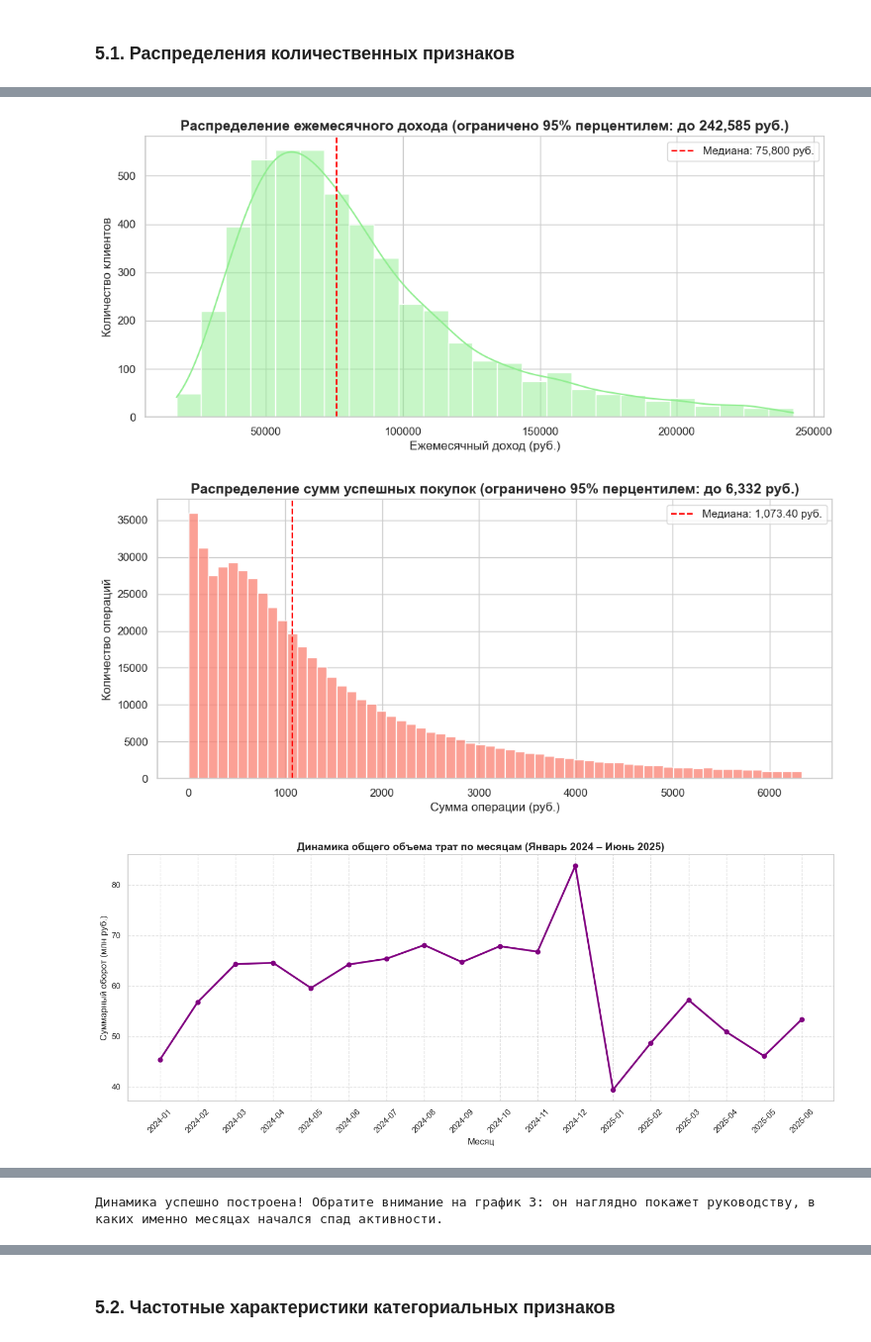
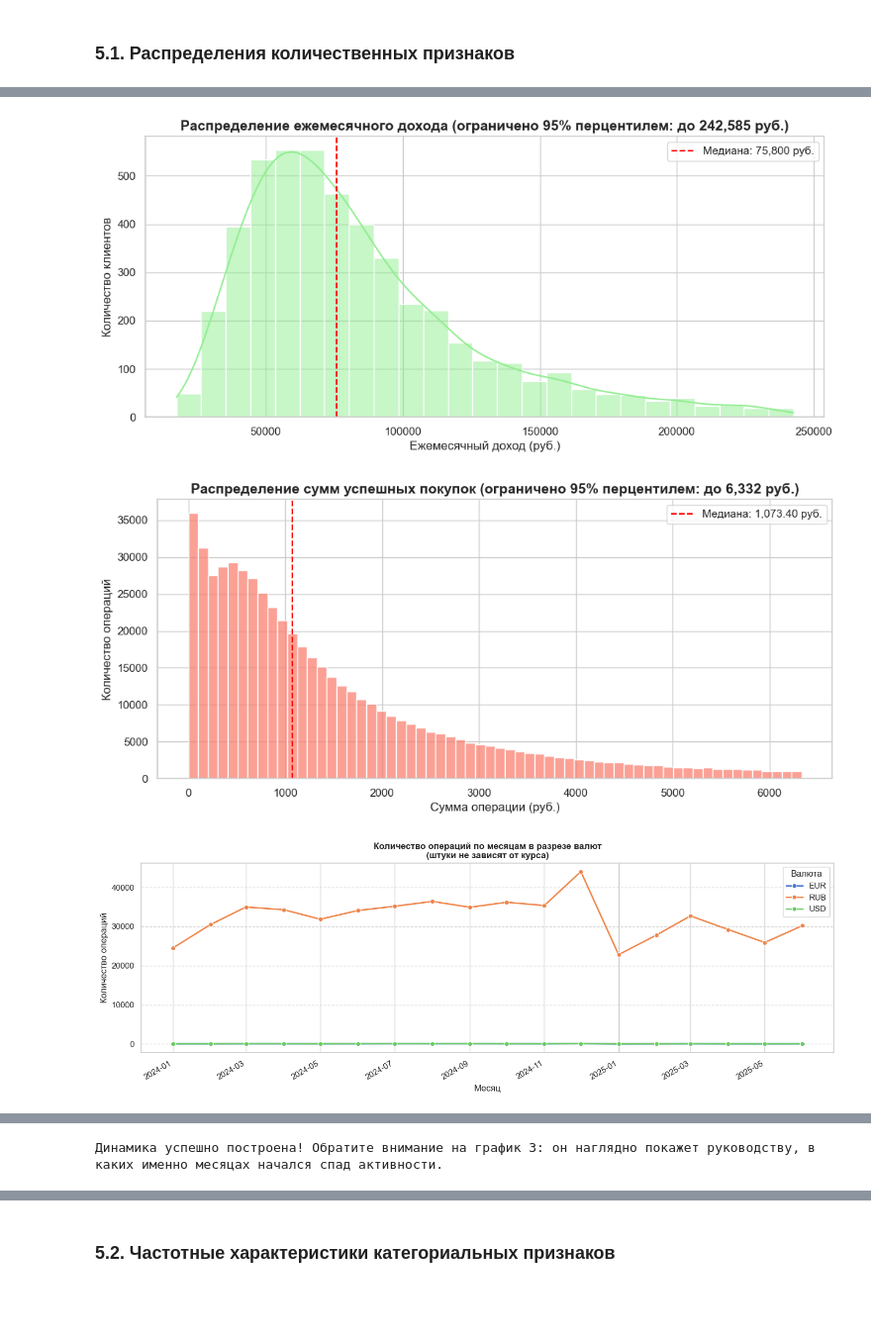
Before and after one commit to Blackartbl4/Tyapkov_Artyom_Lab1, a Jupyter notebook: 01_analysis.ipynb, the cells around one changed output, grey strips where cells are left out. Shown at 99% size. Drawn from its saved outputs; the diff is of its cells as text; code cells hidden in the pictures; blank space fills up the shorter version.

```diff
--- a/01_analysis.ipynb
+++ b/01_analysis.ipynb
@@ -562,8 +562,8 @@ df_txn = df_txn_raw.copy()
 # =========================================================================
 # amount: замена запятой на точку и перевод во float
 df_txn['amount'] = df_txn['amount'].astype(str).str.replace(',', '.').astype(float)
+df_txn['has_time'] = df_txn['txn_datetime'].astype(str).str.len() > 10
 df_txn['txn_datetime'] = pd.to_datetime(df_txn['txn_datetime'], format='mixed')
-
 # =========================================================================
 # ПРЕОБРАЗОВАНИЕ ТИПОВ В clients
 # =========================================================================
@@ -1244,18 +1245,13 @@ sns.set_theme(style="whitegrid", palette="muted")
 # 1. Подготовка данных
 df_clients['age'] = (pd.to_datetime('2025-06-30') - df_clients['birth_date']).dt.days // 365.25
 ages = df_clients['age'].dropna()
-
-incomes = df_clients['monthly_income'].dropna()
-amounts = df_txn_clean[(df_txn_clean['amount'] > 0) & (df_txn_clean['status'] != 'отклонено')]['amount']
-
 # Извлекаем час совершения транзакции (от 0 до 23)
-txn_hours = df_txn_clean['txn_datetime'].dt.hour.dropna()
+txn_hours = df_txn_clean.loc[df_txn_clean['has_time'], 'txn_datetime'].dt.hour.dropna()
 
 print("=" * 80)
 print("=== 5.1. РАСПРЕДЕЛЕНИЯ ДО 95-ГО ПЕРЦЕНТИЛЯ И ДИНАМИКА ПО ВРЕМЕНИ ===")
 print("=" * 80)
 
-sns.set_theme(style="whitegrid", palette="muted")
 
 incomes = df_clients['monthly_income'].dropna()
 amounts = df_txn_clean[(df_txn_clean['amount'] > 0) & (df_txn_clean['status'] != 'отклонено')]['amount']
@@ -1295,24 +1291,49 @@ plt.show()
 # ГРАФИК 3: ДИНАМИКА ТРАНЗАКЦИЙ ПО МЕСЯЦАМ (Январь 2024 – Июнь 2025)
 # =======================================================
 # Создаем колонку с периодом "Год-Месяц"
-df_txn_clean['year_month'] = df_txn_clean['txn_datetime'].dt.to_period('M')
+# =============================================================================
+# ДИНАМИКА В РАЗРЕЗЕ ВАЛЮТ
+# =============================================================================
+# Внимание: суммировать RUB, USD и EUR в одну кучу нельзя.
+# Поэтому строим:
+# 1. Количество операций (не зависит от курса) — 3 линии на одном графике.
+# 2. Суммы — отдельный подграфик для каждой валюты (разный масштаб).
+# =============================================================================
 
-# Группируем по месяцам (считаем общую сумму трат и количество транзакций)
-monthly_dynamics = df_txn_clean[df_txn_clean['status'] != 'отклонено'].groupby('year_month').agg(
-    total_amount=('amount', 'sum'),
-    txn_count=('txn_id', 'count')
+df_dyn_curr = df_txn_clean[df_txn_clean['status'] != 'отклонено'].copy()
+df_dyn_curr['year_month_dt'] = df_dyn_curr['txn_datetime'].dt.to_period('M').dt.to_timestamp()
+
+# --- 1. Количество операций по валютам ---
+monthly_curr_cnt = df_dyn_curr.groupby(['year_month_dt', 'currency']).size().reset_index(name='txn_count')
+
+fig, ax = plt.subplots(figsize=(14, 5))
+sns.lineplot(data=monthly_curr_cnt, x='year_month_dt', y='txn_count',
+             hue='currency', marker='o', linewidth=2, ax=ax)
+ax.set_title('Количество операций по месяцам в разрезе валют\n(штуки не зависят от курса)', fontweight='bold')
+ax.set_xlabel('Месяц')
+ax.set_ylabel('Количество операций')
+ax.grid(axis='y', linestyle='--', alpha=0.7)
+ax.legend(title='Валюта')
+fig.autofmt_xdate()
+plt.tight_layout()
+plt.show()
+
+# --- 2. Суммы операций по валютам (отдельные панели для масштаба) ---
+monthly_curr_sum = df_dyn_curr.groupby(['year_month_dt', 'currency']).agg(
+    total_amount=('amount', 'sum')
 ).reset_index()
+monthly_curr_sum['total_amount_mln'] = monthly_curr_sum['total_amount'] / 1e6
 
-# Переводим период обратно в строку/дату для красивого графика
-monthly_dynamics['year_month_str'] = monthly_dynamics['year_month'].astype(str)
-
-plt.figure(figsize=(14, 6))
-plt.plot(monthly_dynamics['year_month_str'], monthly_dynamics['total_amount'] / 1e6, marker='o', color='purple', linewidth=2.5, markersize=6)
-plt.title('Динамика общего объема трат по месяцам (Январь 2024 – Июнь 2025)', fontsize=14, fontweight='bold')
-plt.xlabel('Месяц', fontsize=12)
-plt.ylabel('Суммарный оборот (млн руб.)', fontsize=12)
-plt.xticks(rotation=45)
-plt.grid(True, linestyle='--', alpha=0.6)
+# Строим сетку из 3 графиков (по одному на валюту)
+g = sns.FacetGrid(monthly_curr_sum, col='currency', col_wrap=3, height=4.5, aspect=1.2, sharey=False)
+g.map(sns.lineplot, 'year_month_dt', 'total_amount_mln', marker='o', color='#5b7db1', linewidth=2)
+g.set_axis_labels('Месяц', 'Сумма, млн (в валюте операции)')
+g.set_titles(col_template='{col_name}')
+g.fig.suptitle('Динамика сумм операций по месяцам: отдельный график для каждой валюты\n(ось Y масштабируется под каждую валюту)',
+               fontweight='bold', y=1.05)
+for ax in g.axes.flatten():
+    ax.grid(axis='y', linestyle='--', alpha=0.7)
+    ax.tick_params(axis='x', rotation=45)
 plt.tight_layout()
 plt.show()
 
@@ -1359,10 +1380,11 @@ plt.show()
 # ГРАФИК 4: ВРЕМЯ ТРАНЗАКЦИЙ (Часы)
 # =======================================================
 plt.figure(figsize=(12, 5))
-# discrete=True делает столбики ровно по целым часам
 sns.histplot(txn_hours, bins=24, color='orange', discrete=True)
-plt.title('Распределение транзакций по времени суток', fontsize=14, fontweight='bold')
-plt.xlabel('Час дня (0 - 23)', fontsize=12)
+plt.title(f'Распределение транзакций по часам суток\n'
+          f'(только операции с точным временем, n = {len(txn_hours):,})',
+          fontsize=14, fontweight='bold')
+plt.xlabel('Час дня (0 – 23)', fontsize=12)
 plt.ylabel('Количество операций', fontsize=12)
 plt.xticks(range(0, 24))
 plt.show()
@@ -1382,48 +1404,37 @@ print("=" * 80)
 # Выделяем клиентов, родившихся в 1937 году (или чей возраст около 88 лет)
 df_clients['birth_year'] = df_clients['birth_date'].dt.year
 clients_1937 = df_clients[df_clients['birth_year'] == 1937].copy()
 
 print(f"Количество клиентов с годом рождения 1937: {len(clients_1937)} из {len(df_clients)} ({len(clients_1937)/len(df_clients):.2%})")
 
 # Строим график распределения по месяцам для тех, кто родился в 1937
 clients_1937['birth_month'] = df_clients['birth_date'].dt.month
 plt.figure(figsize=(10, 4))
 sns.countplot(x='birth_month', data=clients_1937, color='teal')
 plt.title('Распределение месяцев рождения для клиентов 1937 г.р. (Проверка на заглушку)', fontsize=12, fontweight='bold')
 plt.xlabel('Месяц рождения', fontsize=11)
 plt.ylabel('Количество клиентов', fontsize=11)
 plt.show()
 
-# Топ-10 самых частых возрастов в базе
-print("\nТоп-10 самых частых возрастов в базе клиентов:")
-print(df_clients['age'].value_counts().head(10).to_dict())
-
 
 # =========================================================================
 # 2. АНАЛИЗ ВРЕМЕНИ ТРАНЗАКЦИЙ И НУЛЕВЫХ ЧАСОВ (00:00)
 # =========================================================================
 # Выделяем часы
-txn_hours_series = df_txn_clean['txn_datetime'].dt.hour
+n_total   = len(df_txn_clean)
+n_with_t  = int(df_txn_clean['has_time'].sum())
+n_no_time = n_total - n_with_t
 
-# Словарь: сколько транзакций пришлось на каждый час (0-23)
-hours_dict = txn_hours_series.value_counts().sort_index().to_dict()
-
-# Сколько именно транзакций упало ровно на 00 часов
-zero_hour_count = hours_dict.get(0, 0)
-total_txn_count = len(df_txn_clean)
-
-print("Строк без времени:", (df_txn_raw['txn_datetime'].astype(str).str.len() == 10).sum())
-print(f"Транзакций с часом '00:00' (полуночный пик): {zero_hour_count:,} ({zero_hour_count/total_txn_count:.2%})")
-
-print("\nСловарь распределения транзакций по часам суток (Час: Количество):")
-print(hours_dict)
+print(f"Всего транзакций в очищенной базе: {n_total:,}")
+print(f"  • с точным временем:           {n_with_t:,}  ({n_with_t/n_total:.1%})")
+print(f"  • только дата (время неизв.):  {n_no_time:,}  ({n_no_time/n_total:.1%})")
 # %% [output]
 ================================================================================
 === 5.1. РАСПРЕДЕЛЕНИЯ КОЛИЧЕСТВЕННЫХ ПРИЗНАКОВ ===
 ================================================================================
 ================================================================================
 === 5.1. РАСПРЕДЕЛЕНИЯ ДО 95-ГО ПЕРЦЕНТИЛЯ И ДИНАМИКА ПО ВРЕМЕНИ ===
 ================================================================================
 [figure]
 [figure]
-[figure, old version]
+[figure, new version]
```
Also changed, not shown: parts of 15 cells of this notebook, 5 other files.
